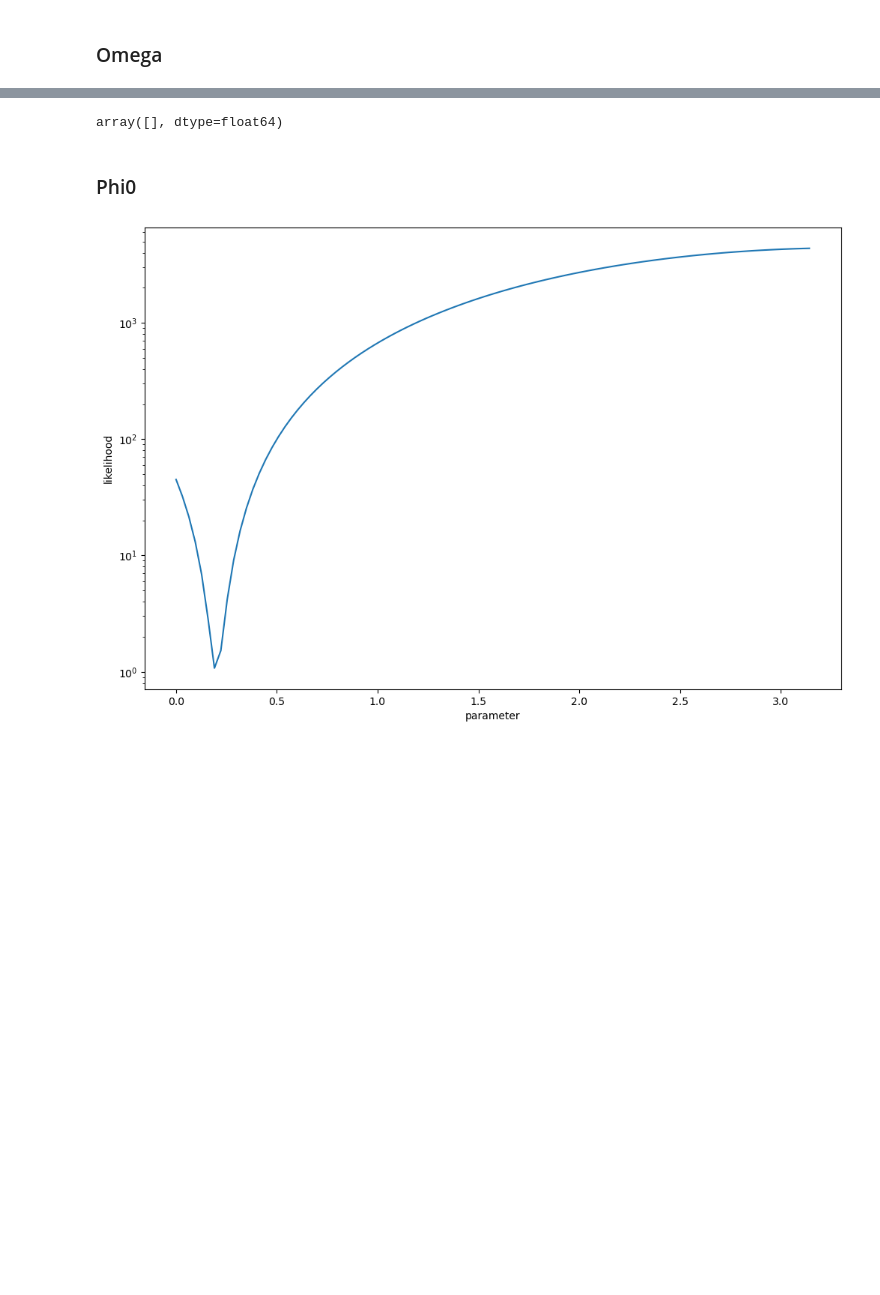
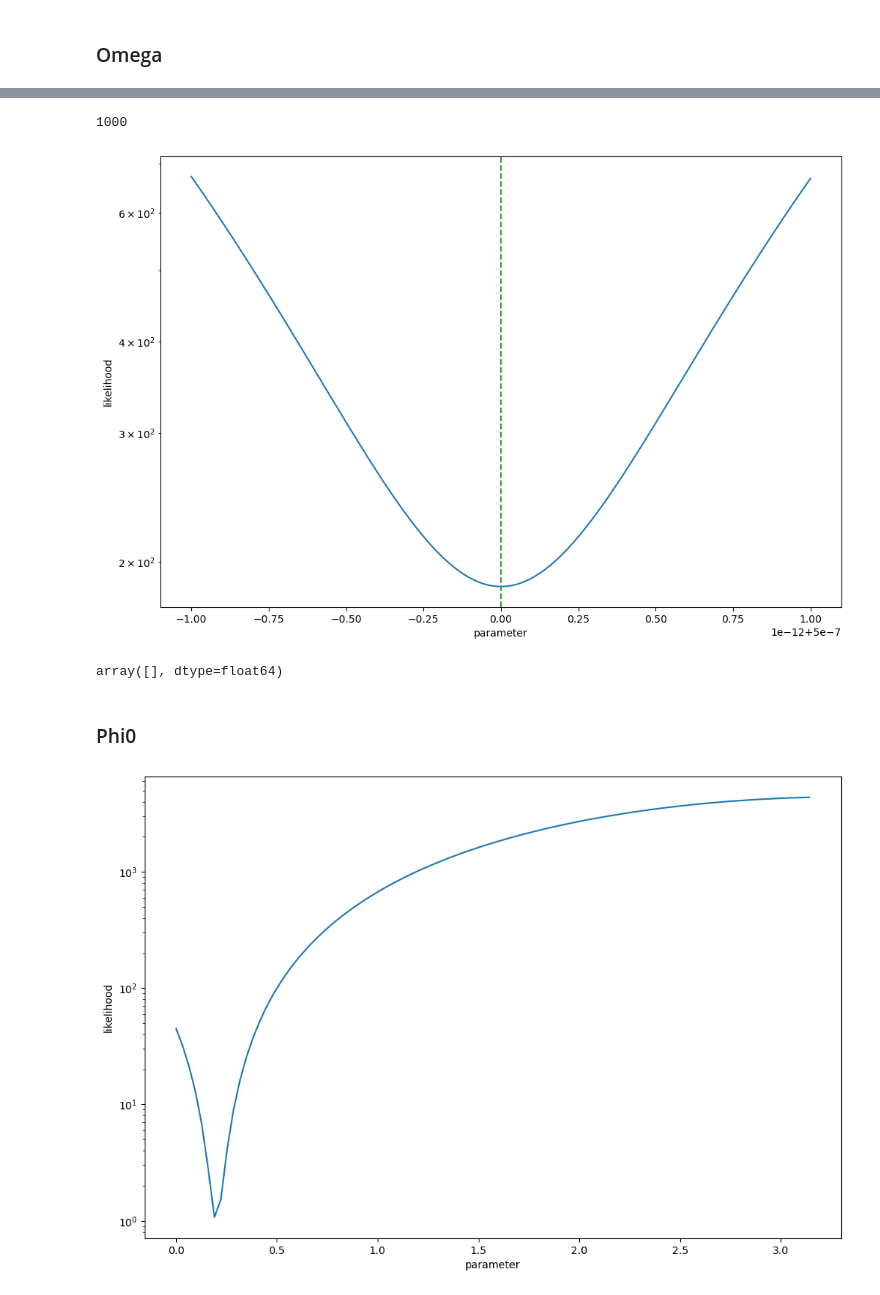
Before and after one commit to tomkimpson/StateSpacePTA, a Jupyter notebook: notebooks/likelihood_surfaces.ipynb, the cells around one changed output, grey strips where cells are left out. Saved outputs shown, nothing was run; the diff lists cells and outputs as text; code cells hidden in the pictures; blank space fills up the shorter version.

```diff
--- a/notebooks/likelihood_surfaces.ipynb
+++ b/notebooks/likelihood_surfaces.ipynb
@@ -93,3 +93,18 @@ plot_likelihood(variable_range,likelihoods,False,true_parameters[variable])
+# %%
+import numpy as np
+variable = "omega_gw"
+eps = 1e-16
+truth = 5e-7
+delta = 1e4*eps
+variable_range = np.linspace(truth-delta,truth+delta,int(1e3))
+##ariable_range = np.arange(1e-7,9e-7,5e-9)
+print(len(variable_range))
+selected_parameters = true_parameters.copy()
+likelihoods = iterate_over_priors(variable, variable_range,selected_parameters,KF)
+plot_likelihood(variable_range,np.abs(likelihoods),True,true_parameters[variable])
+# %% [output]
+1000
+[figure, added]
 # %%
 likelihoods
 # %% [output]
```
Also changed, not shown: parts of 3 cells of this notebook, 4 other files.
